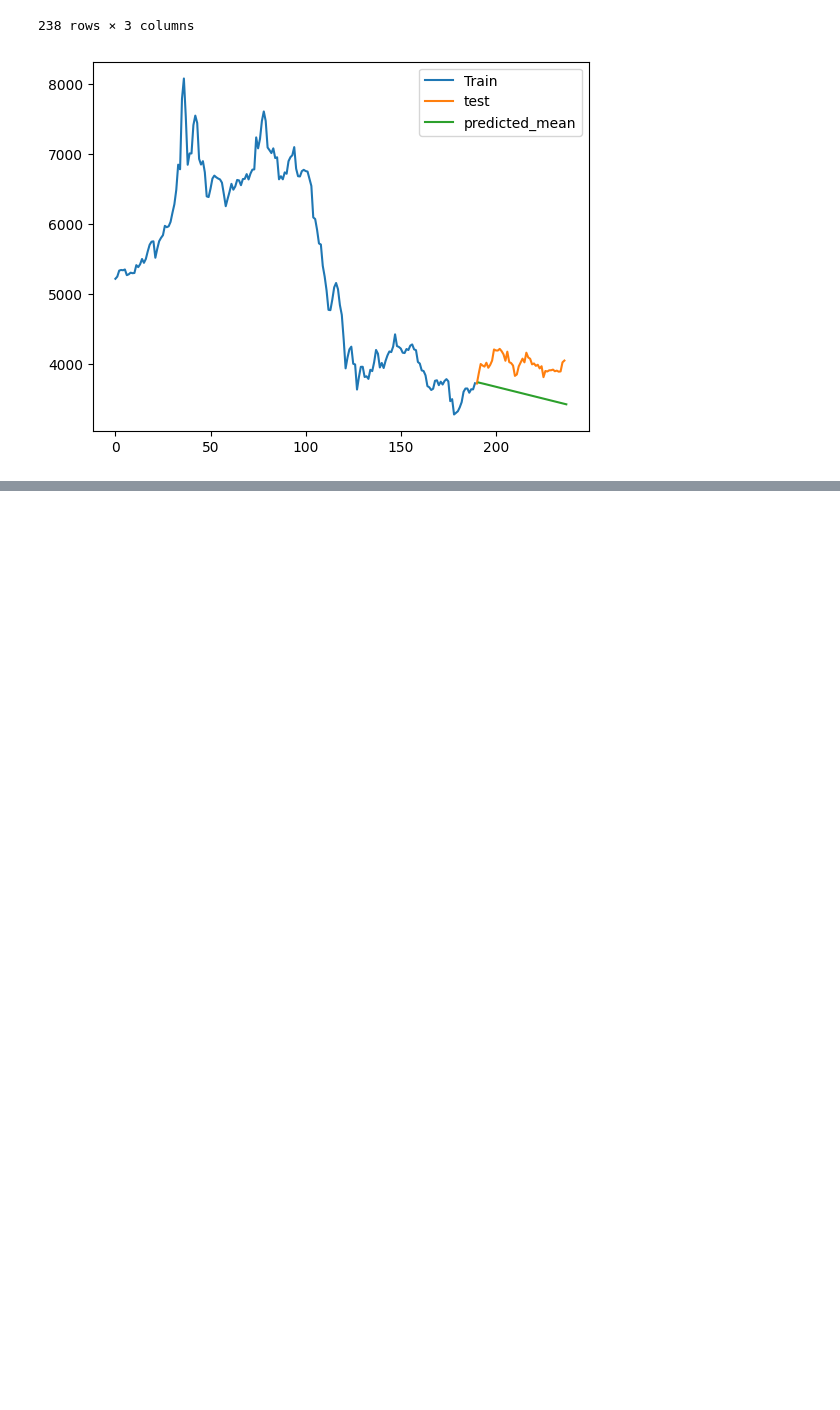
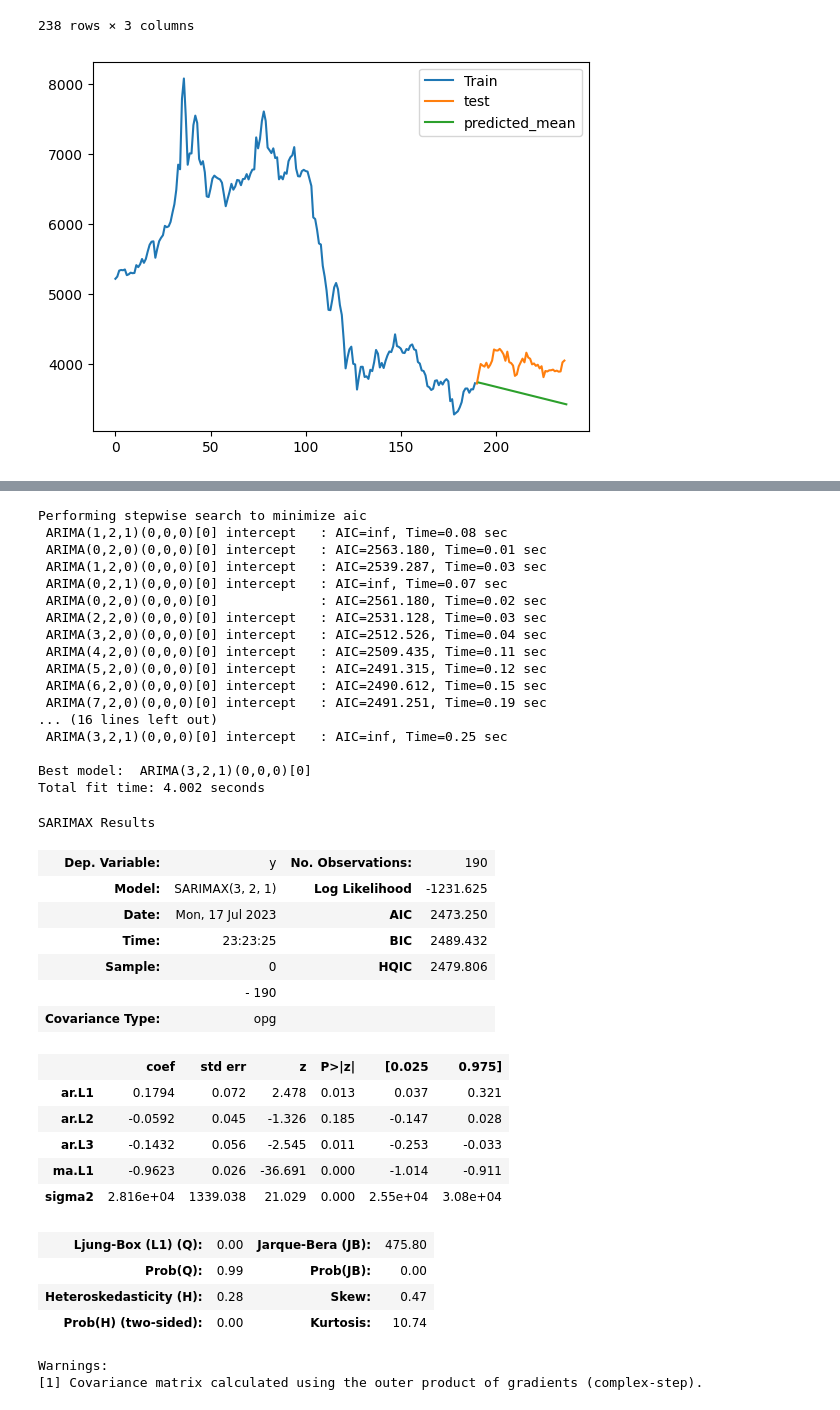
Before and after one commit to reedzamohd/sta768_case_study, a Jupyter notebook: final_project/model/ARIMA.ipynb, the cells around one changed output, grey strips where cells are left out. Saved outputs shown, nothing was run; the diff lists cells and outputs as text; code cells hidden in the pictures; blank space fills up the shorter version.

```diff
--- a/final_project/model/ARIMA.ipynb
+++ b/final_project/model/ARIMA.ipynb
@@ -423,0 +424,51 @@ plot_res_train(df, .8)
+# %%
+from pmdarima import auto_arima
+# Fit auto_arima function to AirPassengers dataset
+stepwise_fit = auto_arima(train, start_p = 1, start_q = 1,
+                          max_p = 10, max_q = 10, m = 12,
+                          start_P = 0, seasonal = False,
+                          d = 2, D = 1, trace = True,
+                          error_action ='ignore',   # we don't want to know if an order does not work
+                          suppress_warnings = True,  # we don't want convergence warnings
+                          stepwise = True)           # set to stepwise
+
+# To print the summary
+stepwise_fit.summary()
+# %% [output]
+Performing stepwise search to minimize aic
+ ARIMA(1,2,1)(0,0,0)[0] intercept   : AIC=inf, Time=0.08 sec
+ ARIMA(0,2,0)(0,0,0)[0] intercept   : AIC=2563.180, Time=0.01 sec
+ ARIMA(1,2,0)(0,0,0)[0] intercept   : AIC=2539.287, Time=0.03 sec
+ ARIMA(0,2,1)(0,0,0)[0] intercept   : AIC=inf, Time=0.07 sec
+ ARIMA(0,2,0)(0,0,0)[0]             : AIC=2561.180, Time=0.02 sec
+ ARIMA(2,2,0)(0,0,0)[0] intercept   : AIC=2531.128, Time=0.03 sec
+ ARIMA(3,2,0)(0,0,0)[0] intercept   : AIC=2512.526, Time=0.04 sec
+ ARIMA(4,2,0)(0,0,0)[0] intercept   : AIC=2509.435, Time=0.11 sec
+ ARIMA(5,2,0)(0,0,0)[0] intercept   : AIC=2491.315, Time=0.12 sec
+ ARIMA(6,2,0)(0,0,0)[0] intercept   : AIC=2490.612, Time=0.15 sec
+ ARIMA(7,2,0)(0,0,0)[0] intercept   : AIC=2491.251, Time=0.19 sec
+... (16 lines left out)
+ ARIMA(3,2,1)(0,0,0)[0] intercept   : AIC=inf, Time=0.25 sec
+
+Best model:  ARIMA(3,2,1)(0,0,0)[0]
+Total fit time: 4.002 seconds
+SARIMAX Results
+| Dep. Variable: | y | No. Observations: | 190 |
+| Model: | SARIMAX(3, 2, 1) | Log Likelihood | -1231.625 |
+| Date: | Mon, 17 Jul 2023 | AIC | 2473.250 |
+| Time: | 23:23:25 | BIC | 2489.432 |
+| Sample: | 0 | HQIC | 2479.806 |
+|  | - 190 |  |  |
+| Covariance Type: | opg |  |  |
+|  | coef | std err | z | P>|z| | [0.025 | 0.975] |
+| ar.L1 | 0.1794 | 0.072 | 2.478 | 0.013 | 0.037 | 0.321 |
+| ar.L2 | -0.0592 | 0.045 | -1.326 | 0.185 | -0.147 | 0.028 |
+| ar.L3 | -0.1432 | 0.056 | -2.545 | 0.011 | -0.253 | -0.033 |
+| ma.L1 | -0.9623 | 0.026 | -36.691 | 0.000 | -1.014 | -0.911 |
+| sigma2 | 2.816e+04 | 1339.038 | 21.029 | 0.000 | 2.55e+04 | 3.08e+04 |
+| Ljung-Box (L1) (Q): | 0.00 | Jarque-Bera (JB): | 475.80 |
+| Prob(Q): | 0.99 | Prob(JB): | 0.00 |
+| Heteroskedasticity (H): | 0.28 | Skew: | 0.47 |
+| Prob(H) (two-sided): | 0.00 | Kurtosis: | 10.74 |
+Warnings:
+[1] Covariance matrix calculated using the outer product of gradients (complex-step).
```
Also changed, not shown: parts of 3 cells of this notebook.
